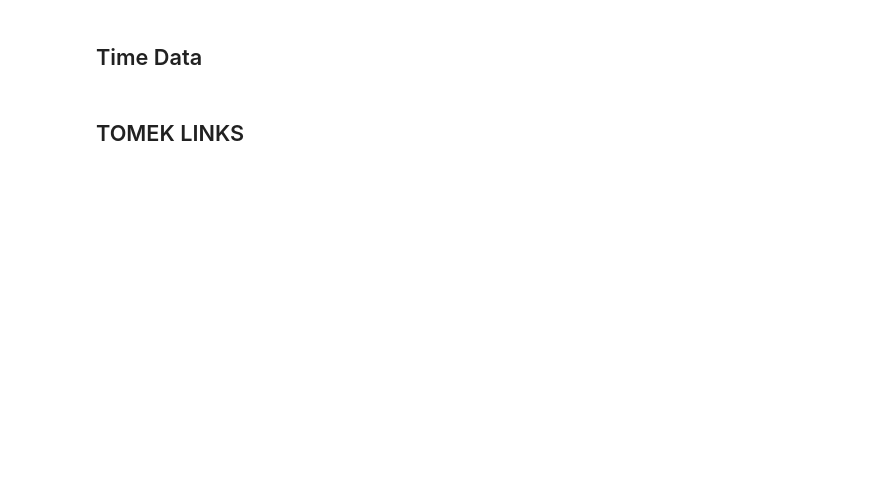
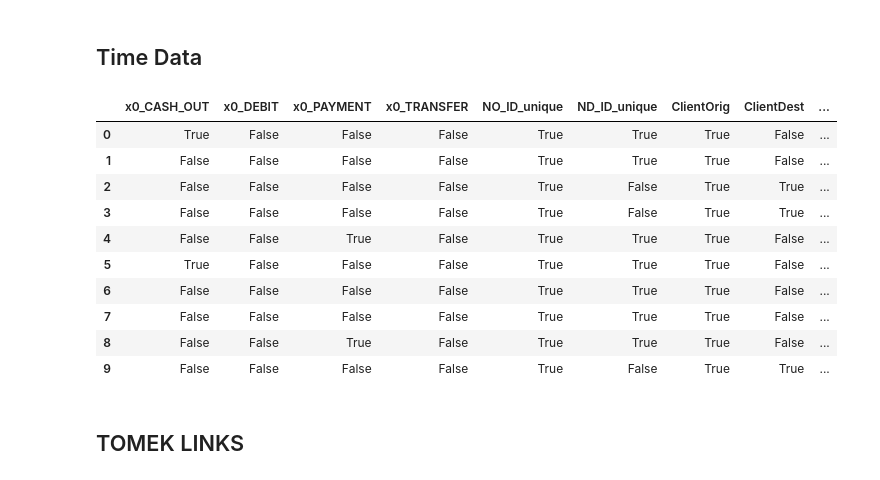
Before and after one commit to kevinArmenta/OnlinePaymentFraud, a Jupyter notebook: 2.Processing Data.ipynb, the cells around one changed output. Cells and saved outputs as stored; diff of their text form; code cells hidden in the pictures; blank space fills up the shorter version.

```diff
--- a/2.Processing Data.ipynb
+++ b/2.Processing Data.ipynb
@@ -605,5 +668,23 @@ train.head(10)
 # %% [markdown]
 ## Time Data
+# %%
+#There are a couple of things we can do with the time variable,
+#but we will not do them for this project. See OneNotes for some ideas.
+#We will drop the time variable (step)
+train = train.drop('step',axis=1)
+train.head(10)
+# %% [output]
+|  | x0_CASH_OUT | x0_DEBIT | x0_PAYMENT | x0_TRANSFER | NO_ID_unique | ND_ID_unique | ClientOrig | ClientDest | ... |
+| 0 | True | False | False | False | True | True | True | False | ... |
+| 1 | False | False | False | False | True | True | True | False | ... |
+| 2 | False | False | False | False | True | False | True | True | ... |
+| 3 | False | False | False | False | True | False | True | True | ... |
+| 4 | False | False | True | False | True | True | True | False | ... |
+| 5 | True | False | False | False | True | True | True | False | ... |
+| 6 | False | False | False | False | True | True | True | False | ... |
+| 7 | False | False | False | False | True | True | True | False | ... |
+| 8 | False | False | True | False | True | True | True | False | ... |
+| 9 | False | False | False | False | True | False | True | True | ... |
 # %% [markdown]
 ## TOMEK LINKS
 # %%
```
Also changed, not shown: parts of 5 cells of this notebook.
